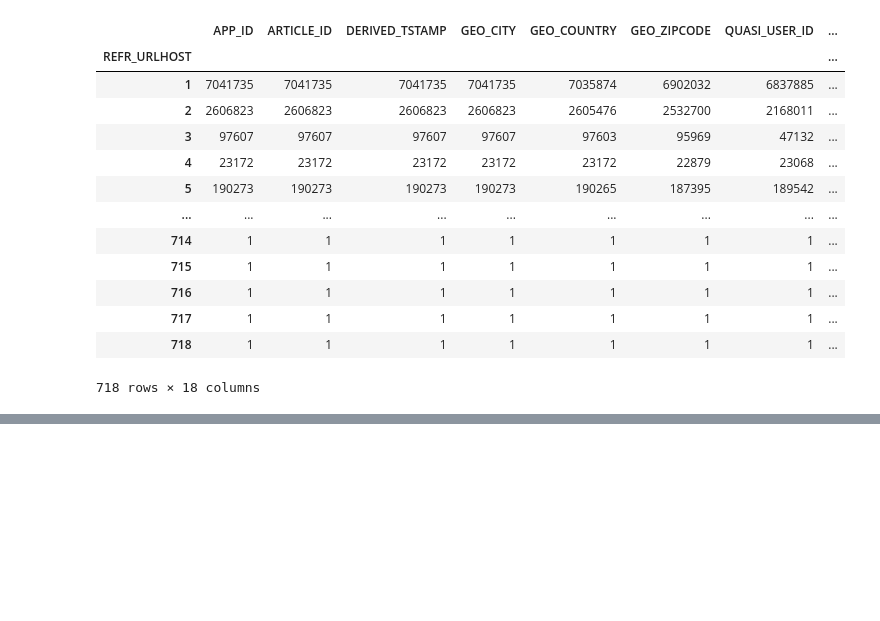
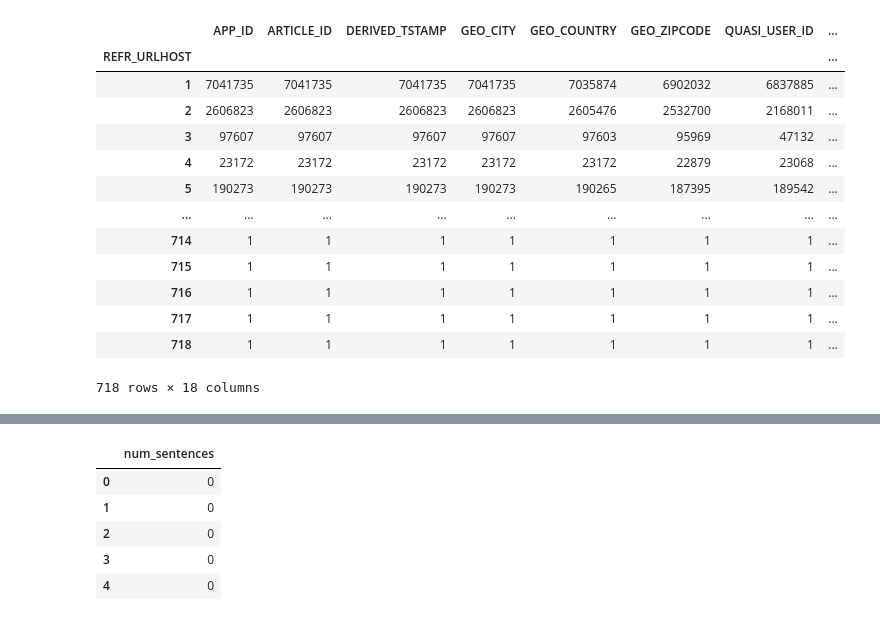
Before and after one commit to Olu93/work_beyond_clicks, a Jupyter notebook: example_jupyter_notebook.ipynb, the cells around one changed output, grey strips where cells are left out. Cells and saved outputs as stored; diff of their text form; code cells hidden in the pictures; blank space fills up the shorter version.

```diff
--- a/example_jupyter_notebook.ipynb
+++ b/example_jupyter_notebook.ipynb
@@ -51,4 +53,13 @@ ddf2.head()
 5 rows × 56 columns
+# %%
+ddf2[["num_sentences"]].head()
+# %% [output]
+|  | num_sentences |
+| 0 | 0 |
+| 1 | 0 |
+| 2 | 0 |
+| 3 | 0 |
+| 4 | 0 |
 # %%
 ddf3 = ddf2.merge(ddf, left_on='article_id', right_on='ARTICLE_ID').compute()
 ddf3.head()
```
Also changed, not shown: parts of 3 cells of this notebook, 4 other files.
